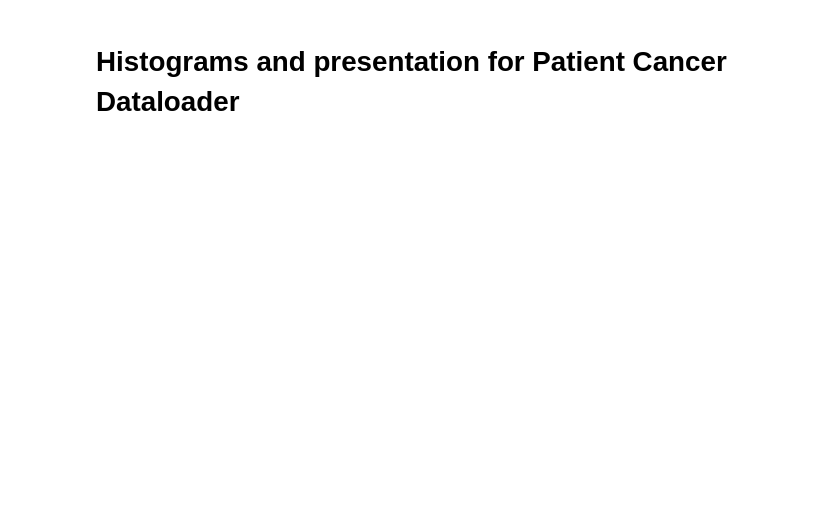
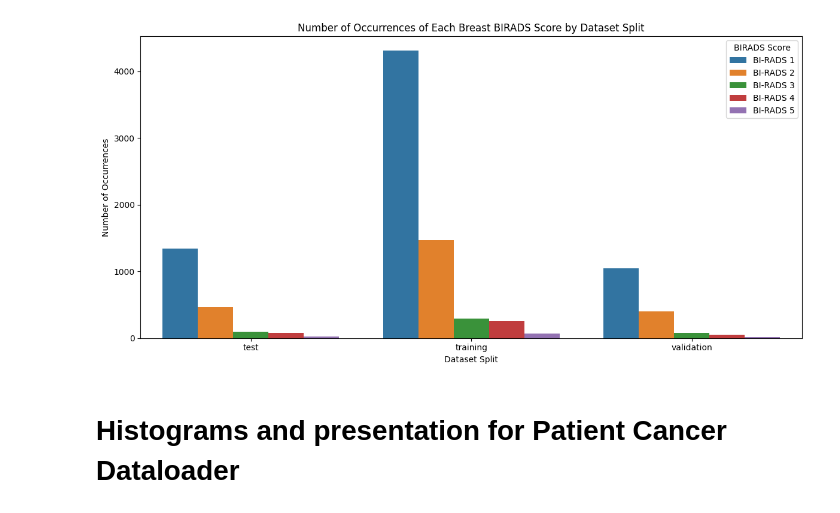
Before and after one commit to hzavadil98/UiT_FYS-8603, a Jupyter notebook: networks_playground.ipynb, the cells around one changed output. Saved outputs shown, nothing was run; the diff lists cells and outputs as text; code cells hidden in the pictures; blank space fills up the shorter version.

```diff
--- a/networks_playground.ipynb
+++ b/networks_playground.ipynb
@@ -35,3 +21,26 @@ annot
+# %%
+annot = pd.read_csv('/Users/jazav7774/Library/CloudStorage/OneDrive-UiTOffice365/Data/Mammo/modified_breast-level_annotations.csv')
+annot
+
+#split_counts = annot.groupby(['split', 'breast_birads']).size().unstack(fill_value=0)
+split_counts = annot.groupby(['split', 'breast_birads']).size().reset_index(name='counts')
+split_counts['counts'] = split_counts['counts']/2
+
+# Plotting the histogram
+# Plotting the histogram
+plt.figure(figsize=(12, 6))
+sns.barplot(data=split_counts, x='split', y='counts', hue='breast_birads')
+plt.title('Number of Occurrences of Each Breast BIRADS Score by Dataset Split')
+plt.xlabel('Dataset Split')
+plt.ylabel('Number of Occurrences')
+plt.legend(title='BIRADS Score')
+plt.xticks(rotation=0)
+plt.tight_layout()
+
+# Show the plot
+plt.show()
+# %% [output]
+[figure, added]
 # %% [markdown]
 # Histograms and presentation for Patient Cancer Dataloader
 # %%
```
Also changed, not shown: parts of 10 cells of this notebook, 19 other files.
